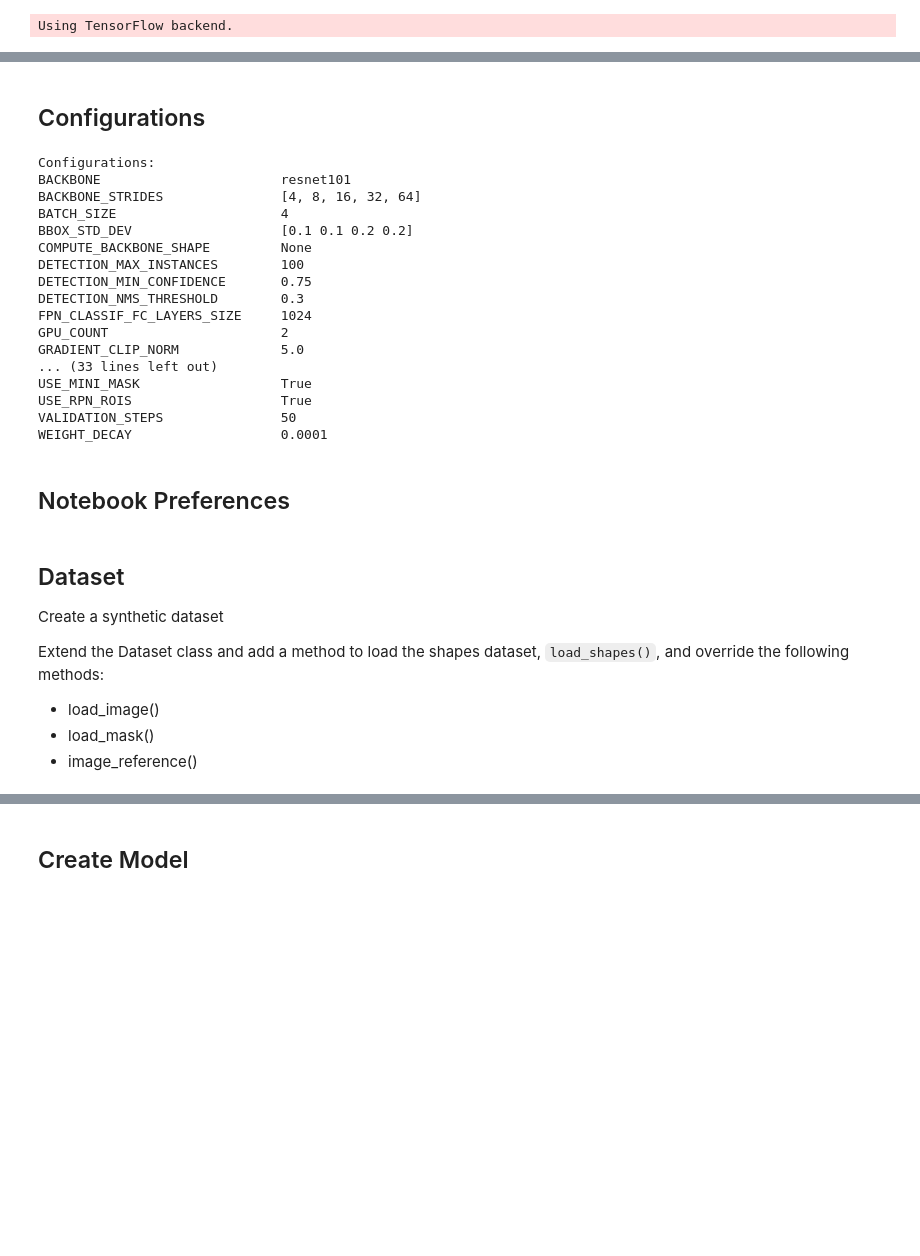
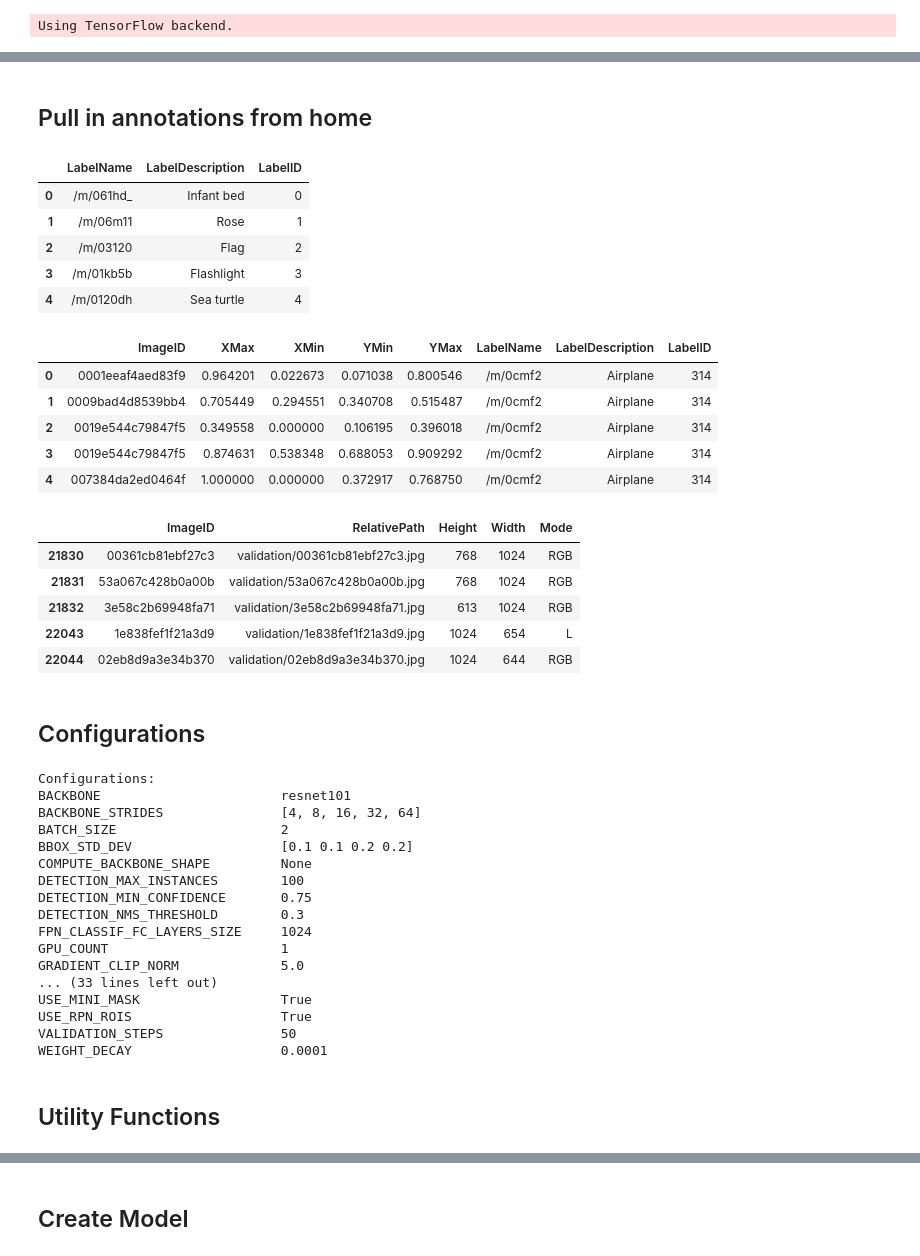
Before and after one commit to Tshort76/Mask_RCNN, a Jupyter notebook: samples/openimages2019/train_obj_det.ipynb, the cells around one changed output, grey strips where cells are left out. Saved outputs shown, nothing was run; the diff lists cells and outputs as text; code cells hidden in the pictures; blank space fills up the shorter version.

```diff
--- a/samples/openimages2019/train_obj_det.ipynb
+++ b/samples/openimages2019/train_obj_det.ipynb
@@ -116,3 +90,45 @@ display(annotated_image_paths.head())
+# %% [markdown]
+## Pull in annotations from home
+# %%
+import pandas as pd
+
+ANN_CACHE = '/home/thomas/Data/cache/'
+
+class_descriptions = pd.read_parquet(ANN_CACHE + 'class_desc.parquet.gzip')
+
+class_descriptions['LabelID'] = class_descriptions.index
+
+display(class_descriptions.head())
+
+#This now holds the annotation information.
+bboxes = pd.read_parquet(ANN_CACHE + 'bboxes.parquet.gzip')
+
+annotations = pd.merge(bboxes,class_descriptions, on='LabelName',how='inner')
+
+display(annotations.head())
+
+image_paths = pd.read_parquet(ANN_CACHE + 'image_paths.parquet.gzip')
+
+display(image_paths.head())
+# %% [output]
+|  | LabelName | LabelDescription | LabelID |
+| 0 | /m/061hd_ | Infant bed | 0 |
+| 1 | /m/06m11 | Rose | 1 |
+| 2 | /m/03120 | Flag | 2 |
+| 3 | /m/01kb5b | Flashlight | 3 |
+| 4 | /m/0120dh | Sea turtle | 4 |
+|  | ImageID | XMax | XMin | YMin | YMax | LabelName | LabelDescription | LabelID |
+| 0 | 0001eeaf4aed83f9 | 0.964201 | 0.022673 | 0.071038 | 0.800546 | /m/0cmf2 | Airplane | 314 |
+| 1 | 0009bad4d8539bb4 | 0.705449 | 0.294551 | 0.340708 | 0.515487 | /m/0cmf2 | Airplane | 314 |
+| 2 | 0019e544c79847f5 | 0.349558 | 0.000000 | 0.106195 | 0.396018 | /m/0cmf2 | Airplane | 314 |
+| 3 | 0019e544c79847f5 | 0.874631 | 0.538348 | 0.688053 | 0.909292 | /m/0cmf2 | Airplane | 314 |
+| 4 | 007384da2ed0464f | 1.000000 | 0.000000 | 0.372917 | 0.768750 | /m/0cmf2 | Airplane | 314 |
+|  | ImageID | RelativePath | Height | Width | Mode |
+| 21830 | 00361cb81ebf27c3 | validation/00361cb81ebf27c3.jpg | 768 | 1024 | RGB |
+| 21831 | 53a067c428b0a00b | validation/53a067c428b0a00b.jpg | 768 | 1024 | RGB |
+| 21832 | 3e58c2b69948fa71 | validation/3e58c2b69948fa71.jpg | 613 | 1024 | RGB |
+| 22043 | 1e838fef1f21a3d9 | validation/1e838fef1f21a3d9.jpg | 1024 | 654 | L |
+| 22044 | 02eb8d9a3e34b370 | validation/02eb8d9a3e34b370.jpg | 1024 | 644 | RGB |
 # %% [markdown]
 ## Configurations
 # %%
@@ -123,7 +139,7 @@ class KaggleConfig(Config):
     NAME = "kaggle"
 
     #TODO experiment with this
-    GPU_COUNT = 2
+    GPU_COUNT = 1
     IMAGES_PER_GPU = 2
 
     # Number of classes (including background)
@@ -135,48 +151,35 @@ class KaggleConfig(Config):
     IMAGE_MIN_DIM = 512
     IMAGE_MAX_DIM = 512
 
-    #TODO disabling based on samples/balloon/balloon.py
-    # Use smaller anchors because our image and objects are small
-#     RPN_ANCHOR_SCALES = (8, 16, 32, 64, 128, 256)  # anchor side in pixels
-
-    #TODO what is this? Disabling based on samples/balloon/balloon.py
-    # Reduce training ROIs per image because the images are small and have
-    # few objects. Aim to allow ROI sampling to pick 33% positive ROIs.
-#     TRAIN_ROIS_PER_IMAGE = 32
-
     #TODO
     # Use a small epoch since the data is simple
     STEPS_PER_EPOCH = 100
 
-    #disabling based on samples/balloon/balloon.py
-    # use small validation steps since the epoch is small
-#     VALIDATION_STEPS = 5
-
     # Skip detections with < 90% confidence
     DETECTION_MIN_CONFIDENCE = 0.75
 
-config = ShapesConfig()
+config = KaggleConfig()
 config.display()
 # %% [output]
 Configurations:
 BACKBONE                       resnet101
 BACKBONE_STRIDES               [4, 8, 16, 32, 64]
-BATCH_SIZE                     4
+BATCH_SIZE                     2
 BBOX_STD_DEV                   [0.1 0.1 0.2 0.2]
 COMPUTE_BACKBONE_SHAPE         None
 DETECTION_MAX_INSTANCES        100
 DETECTION_MIN_CONFIDENCE       0.75
 DETECTION_NMS_THRESHOLD        0.3
 FPN_CLASSIF_FC_LAYERS_SIZE     1024
-GPU_COUNT                      2
+GPU_COUNT                      1
 GRADIENT_CLIP_NORM             5.0
 ... (33 lines left out)
 USE_MINI_MASK                  True
 USE_RPN_ROIS                   True
 VALIDATION_STEPS               50
 WEIGHT_DECAY                   0.0001
-# %% [markdown]
-## Notebook Preferences
+# %% [markdown]
+## Utility Functions
 # %%
 def get_ax(rows=1, cols=1, size=8):
     """Return a Matplotlib Axes array to be used in
@@ -191,10 +197,0 @@ def get_ax(rows=1, cols=1, size=8):
-# %% [markdown]
-## Dataset
-
-Create a synthetic dataset
-
-Extend the Dataset class and add a method to load the shapes dataset, `load_shapes()`, and override the following methods:
-
-* load_image()
-* load_mask()
-* image_reference()
```
Also changed, not shown: parts of 16 cells of this notebook.
